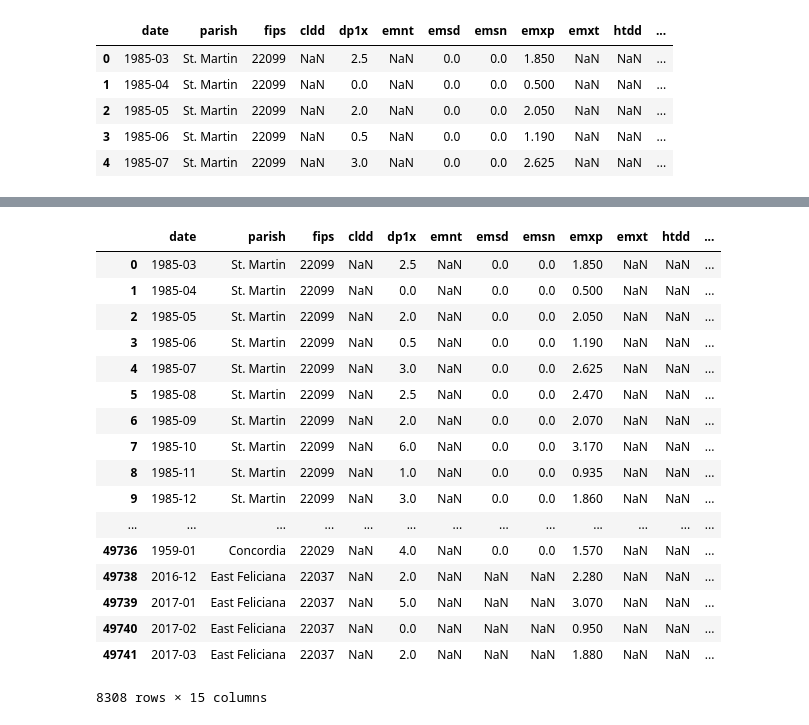
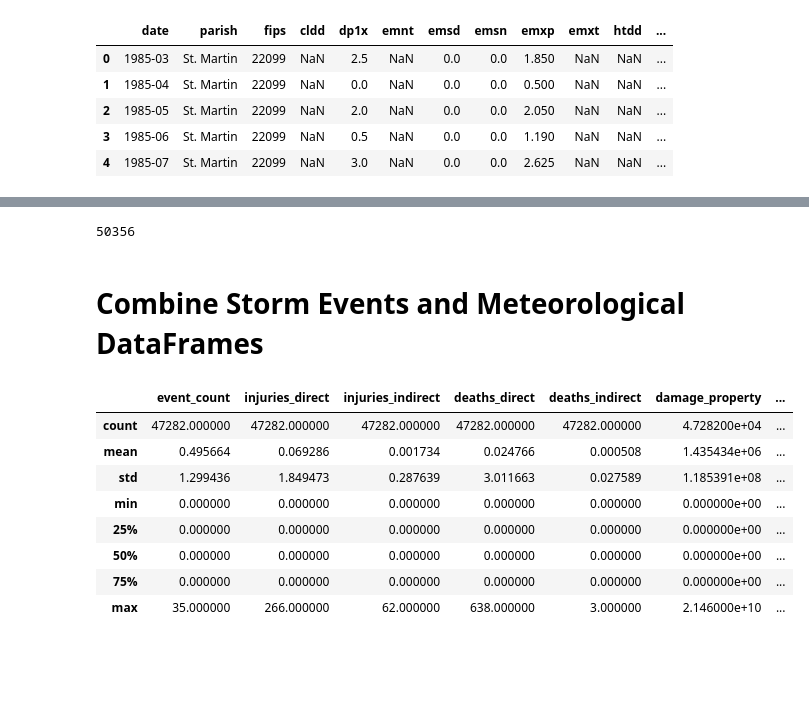
Before and after one commit to jennyrhee/flood-events, a Jupyter notebook: notebooks/data_wrangling.ipynb, the cells around one changed output, grey strips where cells are left out. Saved outputs shown, nothing was run; the diff lists cells and outputs as text; code cells hidden in the pictures; blank space fills up the shorter version.

Commit message:
Combined storm events and meteorological data. Finished handling missing values.

```diff
--- a/notebooks/data_wrangling.ipynb
+++ b/notebooks/data_wrangling.ipynb
@@ -625,7 +617,10 @@ met_df.head()
+# %%
+met_df['date'] = pd.to_datetime(met_df.date)
+met_df['date'] = met_df.date.dt.to_period('M')
 # %% [markdown]
 ## Parish/FIPS from Coordinates
 # %%
-met_coords = met_df[['name', 'latitude', 'longitude']].drop_duplicates(keep='first').reset_index(drop=True)
+met_coords = met_df[['name', 'latitude', 'longitude']].drop_duplicates().reset_index(drop=True)
 # %%
 # Initialization for parallelization
 pandarallel.initialize()
@@ -810,12 +805,12 @@ def means(row):
 
 
 # Create a new DataFrame with unique date-parish combinations
-averaged_met_df = met_df[['date', 'parish', 'fips']].drop_duplicates(keep='first').reset_index(drop=True)
+averaged_met_df = met_df[['date', 'parish', 'fips']].drop_duplicates().reset_index(drop=True)
 
 var_list = met_df.loc[:, 'cldd':'tmin'].columns.tolist()
 
 # Initialization for parallelization
-pandarallel.initialize()
+pandarallel.initialize(progress_bar=True)
 
 averaged_met_df[var_list] = averaged_met_df.parallel_apply(means, axis=1)
 # %% [output]
@@ -863,24 +839,3 @@ averaged_met_df.describe()
 | 50% | 127.000000 | 1.333333 | 40.000000 | 0.000000 | 0.000000 | 1.605000 | 88.000000 | 55.000000 | 4.287750 | 67.361905 | 78.800000 | ... |
 | 75% | 409.000000 | 2.000000 | 57.666667 | 0.000000 | 0.000000 | 2.304750 | 94.500000 | 286.500000 | 6.450000 | 78.700000 | 88.600000 | ... |
 | max | 803.400000 | 10.000000 | 77.000000 | 11.000000 | 11.000000 | 15.000000 | 112.000000 | 967.000000 | 33.400000 | 90.920000 | 104.320000 | ... |
-# %%
-averaged_met_df[averaged_met_df.cldd.isnull()]
-# %% [output]
-|  | date | parish | fips | cldd | dp1x | emnt | emsd | emsn | emxp | emxt | htdd | ... |
-| 0 | 1985-03 | St. Martin | 22099 | NaN | 2.5 | NaN | 0.0 | 0.0 | 1.850 | NaN | NaN | ... |
-| 1 | 1985-04 | St. Martin | 22099 | NaN | 0.0 | NaN | 0.0 | 0.0 | 0.500 | NaN | NaN | ... |
-| 2 | 1985-05 | St. Martin | 22099 | NaN | 2.0 | NaN | 0.0 | 0.0 | 2.050 | NaN | NaN | ... |
-| 3 | 1985-06 | St. Martin | 22099 | NaN | 0.5 | NaN | 0.0 | 0.0 | 1.190 | NaN | NaN | ... |
-| 4 | 1985-07 | St. Martin | 22099 | NaN | 3.0 | NaN | 0.0 | 0.0 | 2.625 | NaN | NaN | ... |
-| 5 | 1985-08 | St. Martin | 22099 | NaN | 2.5 | NaN | 0.0 | 0.0 | 2.470 | NaN | NaN | ... |
-| 6 | 1985-09 | St. Martin | 22099 | NaN | 2.0 | NaN | 0.0 | 0.0 | 2.070 | NaN | NaN | ... |
-| 7 | 1985-10 | St. Martin | 22099 | NaN | 6.0 | NaN | 0.0 | 0.0 | 3.170 | NaN | NaN | ... |
-| 8 | 1985-11 | St. Martin | 22099 | NaN | 1.0 | NaN | 0.0 | 0.0 | 0.935 | NaN | NaN | ... |
-| 9 | 1985-12 | St. Martin | 22099 | NaN | 3.0 | NaN | 0.0 | 0.0 | 1.860 | NaN | NaN | ... |
-| ... | ... | ... | ... | ... | ... | ... | ... | ... | ... | ... | ... | ... |
-| 49736 | 1959-01 | Concordia | 22029 | NaN | 4.0 | NaN | 0.0 | 0.0 | 1.570 | NaN | NaN | ... |
-| 49738 | 2016-12 | East Feliciana | 22037 | NaN | 2.0 | NaN | NaN | NaN | 2.280 | NaN | NaN | ... |
-| 49739 | 2017-01 | East Feliciana | 22037 | NaN | 5.0 | NaN | NaN | NaN | 3.070 | NaN | NaN | ... |
-| 49740 | 2017-02 | East Feliciana | 22037 | NaN | 0.0 | NaN | NaN | NaN | 0.950 | NaN | NaN | ... |
-| 49741 | 2017-03 | East Feliciana | 22037 | NaN | 2.0 | NaN | NaN | NaN | 1.880 | NaN | NaN | ... |
-8308 rows × 15 columns
@@ -886,0 +846,20 @@ averaged_met_df[averaged_met_df.cldd.isnull()]
+# %%
+len(viz_df)
+# %% [output]
+50356
+# %% [markdown]
+# Combine Storm Events and Meteorological DataFrames
+# %%
+final_df = agg_df.merge(averaged_met_df, on=['date', 'parish', 'fips'], how='inner')
+# %%
+final_df.describe()
+# %% [output]
+|  | event_count | injuries_direct | injuries_indirect | deaths_direct | deaths_indirect | damage_property | ... |
+| count | 47282.000000 | 47282.000000 | 47282.000000 | 47282.000000 | 47282.000000 | 4.728200e+04 | ... |
+| mean | 0.495664 | 0.069286 | 0.001734 | 0.024766 | 0.000508 | 1.435434e+06 | ... |
+| std | 1.299436 | 1.849473 | 0.287639 | 3.011663 | 0.027589 | 1.185391e+08 | ... |
+| min | 0.000000 | 0.000000 | 0.000000 | 0.000000 | 0.000000 | 0.000000e+00 | ... |
+| 25% | 0.000000 | 0.000000 | 0.000000 | 0.000000 | 0.000000 | 0.000000e+00 | ... |
+| 50% | 0.000000 | 0.000000 | 0.000000 | 0.000000 | 0.000000 | 0.000000e+00 | ... |
+| 75% | 0.000000 | 0.000000 | 0.000000 | 0.000000 | 0.000000 | 0.000000e+00 | ... |
+| max | 35.000000 | 266.000000 | 62.000000 | 638.000000 | 3.000000 | 2.146000e+10 | ... |
```
Also changed, not shown: parts of 34 cells of this notebook.
